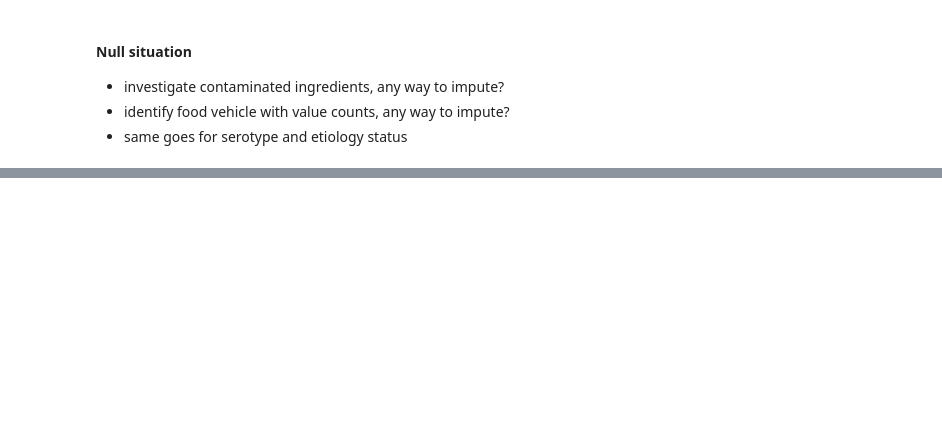
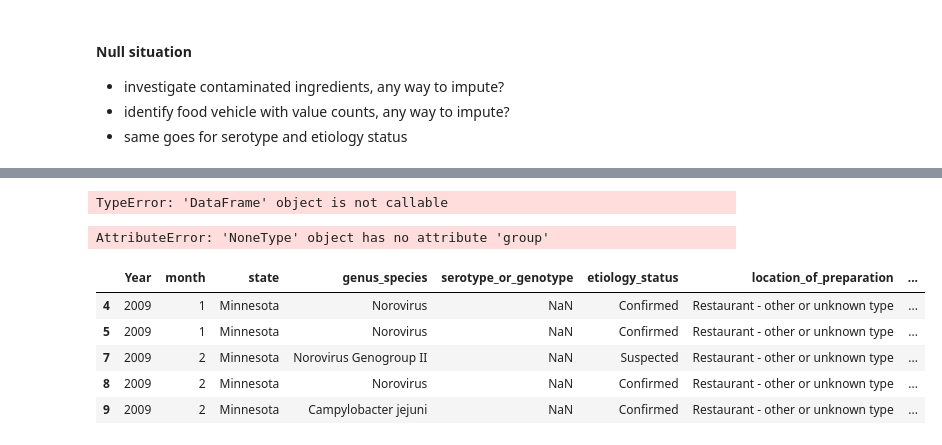
Before and after one commit to Aniastiti/food_poisoning, a Jupyter notebook: sandbox.ipynb, the cells around one changed output, grey strips where cells are left out. Saved outputs shown, nothing was run; the diff lists cells and outputs as text; code cells hidden in the pictures; blank space fills up the shorter version.

```diff
--- a/sandbox.ipynb
+++ b/sandbox.ipynb
@@ -350,0 +331,2 @@ There are 8 columns that have NULL values.
+# %%
+df = df.dropna(axis=0, subset=['food_vehicle'])
@@ -350,0 +353,22 @@ There are 8 columns that have NULL values.
+# %%
+df(df['food_vehicle'] == 'None')
+# %% [output]
+TypeError: 'DataFrame' object is not callable
+# %%
+search = []
+str_re = r"'(\\.|[^'])*'"
+for values in df['food_vehicle']:
+    search.append(re.search(str_re, values).group())
+# %% [output]
+AttributeError: 'NoneType' object has no attribute 'group'
+# %%
+df['food_type'] = sea
+# %%
+df.head()
+# %% [output]
+|  | Year | month | state | genus_species | serotype_or_genotype | etiology_status | location_of_preparation | ... |
+| 4 | 2009 | 1 | Minnesota | Norovirus | NaN | Confirmed | Restaurant - other or unknown type | ... |
+| 5 | 2009 | 1 | Minnesota | Norovirus | NaN | Confirmed | Restaurant - other or unknown type | ... |
+| 7 | 2009 | 2 | Minnesota | Norovirus Genogroup II | NaN | Suspected | Restaurant - other or unknown type | ... |
+| 8 | 2009 | 2 | Minnesota | Norovirus | NaN | Confirmed | Restaurant - other or unknown type | ... |
+| 9 | 2009 | 2 | Minnesota | Campylobacter jejuni | NaN | Confirmed | Restaurant - other or unknown type | ... |
```
Also changed, not shown: parts of 12 cells of this notebook.
